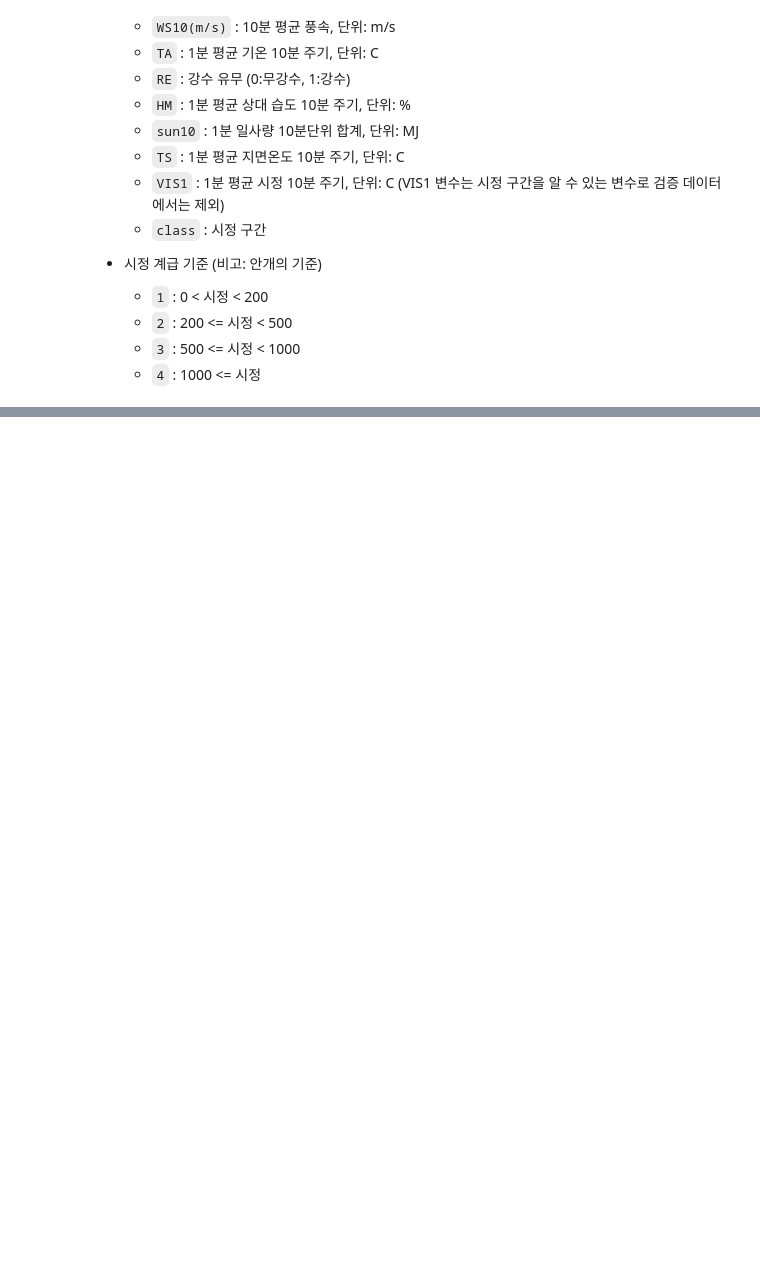
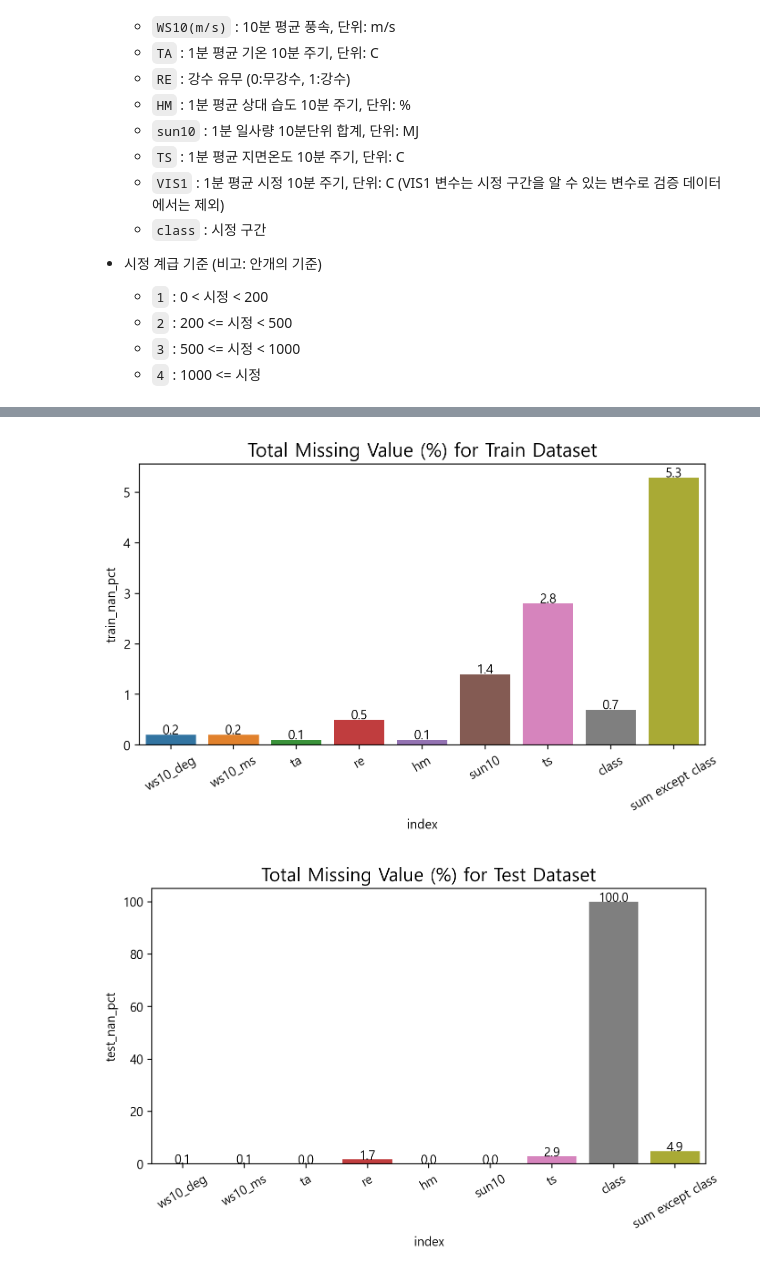
Before and after one commit to benidjor/weather-contest, a Jupyter notebook: preprocessing.ipynb, the cells around one changed output, grey strips where cells are left out. Saved outputs shown, nothing was run; the diff lists cells and outputs as text; code cells hidden in the pictures; blank space fills up the shorter version.

```diff
--- a/preprocessing.ipynb
+++ b/preprocessing.ipynb
@@ -91,0 +110,4 @@ train_path, test_path = get_local_path("fog_train.csv", "fog_test.csv")
+# %%
+# 데이터셋 불러오기
+fog_train_df = pd.read_csv(train_path, index_col=0).rename(columns=lambda x: x.split('.')[1]).reset_index(drop=True)
+fog_test_df = pd.read_csv(test_path, index_col=0).rename(columns=lambda x: x.split('.')[1]).reset_index(drop=True)
@@ -91,0 +148,2 @@ train_path, test_path = get_local_path("fog_train.csv", "fog_test.csv")
+# %%
+train_df, test_df = modify_columns(fog_train_df, fog_test_df)
@@ -91,0 +169,2 @@ train_path, test_path = get_local_path("fog_train.csv", "fog_test.csv")
+# %%
+train_df, test_df = switch_to_nan(train_df, test_df)
@@ -91,0 +218,11 @@ train_path, test_path = get_local_path("fog_train.csv", "fog_test.csv")
+# %%
+# 컬럼별 결측치 확인하여, 합계 및 비율을 구한 비교 데이터프레임 생성 (target 컬럼인 class는 합계에서 제외)
+
+missing = nan_rate_by_cols(train_df, test_df)
+missing_sum = pd.DataFrame({"train_nan" : np.sum(missing["train_nan"])-missing.loc["class", "train_nan"],
+                            "train_nan_pct" : np.round(((np.sum(missing["train_nan"])-missing.loc["class", "train_nan"]) / train_df.shape[0])*100, 3),
+                            "test_nan" : np.sum(missing["test_nan"])-missing.loc["class", "test_nan"],
+                            "test_nan_pct" : np.round(((np.sum(missing["test_nan"])-missing.loc["class", "test_nan"]) / test_df.shape[0]*100), 3)},
+                            index=["sum except class"]
+                            )
+missing_total = pd.concat([missing, missing_sum])
@@ -91,0 +243,39 @@ train_path, test_path = get_local_path("fog_train.csv", "fog_test.csv")
+# %%
+# 결측치 비율 시각화
+plt.figure(figsize=(8, 4))
+sns_pct = sns.barplot(x="index", y="train_nan_pct", data=missing_total[missing_total["train_nan"]!=0].reset_index())
+sns_pct.set_xticklabels(sns_pct.get_xticklabels(), rotation=30)
+
+# bar 그래프 상단에 비율 (%) 표기
+for bar in sns_pct.patches:
+    height = bar.get_height()                   # .get_height() : y좌표
+
+    plt.text(bar.get_x() + bar.get_width()/2,   # 퍼센트 글자 위치
+             height+0.01,                       # 퍼센트 글자 높이
+             "%.1f" % height,                   # 퍼센트 소수점 지정
+             ha="center")                       # 가운데 정렬
+
+# 시각화 제목 이름, 폰트 크기 지정
+sns_pct.set_title("Total Missing Value (%) for Train Dataset", fontsize=15)
+# plt.show()
+
+# 결측치 비율 시각화
+plt.figure(figsize=(8, 4))
+sns_pct = sns.barplot(x="index", y="test_nan_pct", data=missing_total[missing_total["test_nan"]!=0].reset_index())
+sns_pct.set_xticklabels(sns_pct.get_xticklabels(), rotation=30)
+
+# bar 그래프 상단에 비율 (%) 표기
+for bar in sns_pct.patches:
+    height = bar.get_height()                   # .get_height() : y좌표
+
+    plt.text(bar.get_x() + bar.get_width()/2,   # 퍼센트 글자 위치
+             height+0.01,                       # 퍼센트 글자 높이
+             "%.1f" % height,                   # 퍼센트 소수점 지정
+             ha="center")                       # 가운데 정렬
+
+# 시각화 제목 이름, 폰트 크기 지정
+sns_pct.set_title("Total Missing Value (%) for Test Dataset", fontsize=15)
+plt.show()
+# %% [output]
+[figure, added]
+[figure, added]
```
Also changed, not shown: parts of 34 cells of this notebook, 6 other files.
